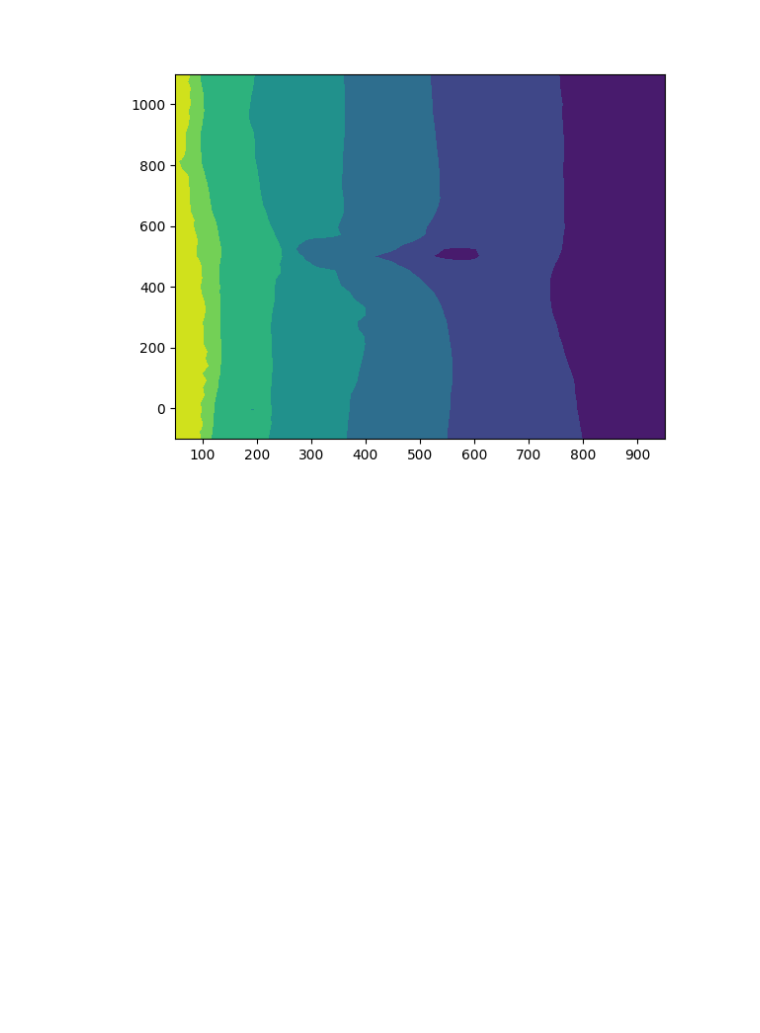
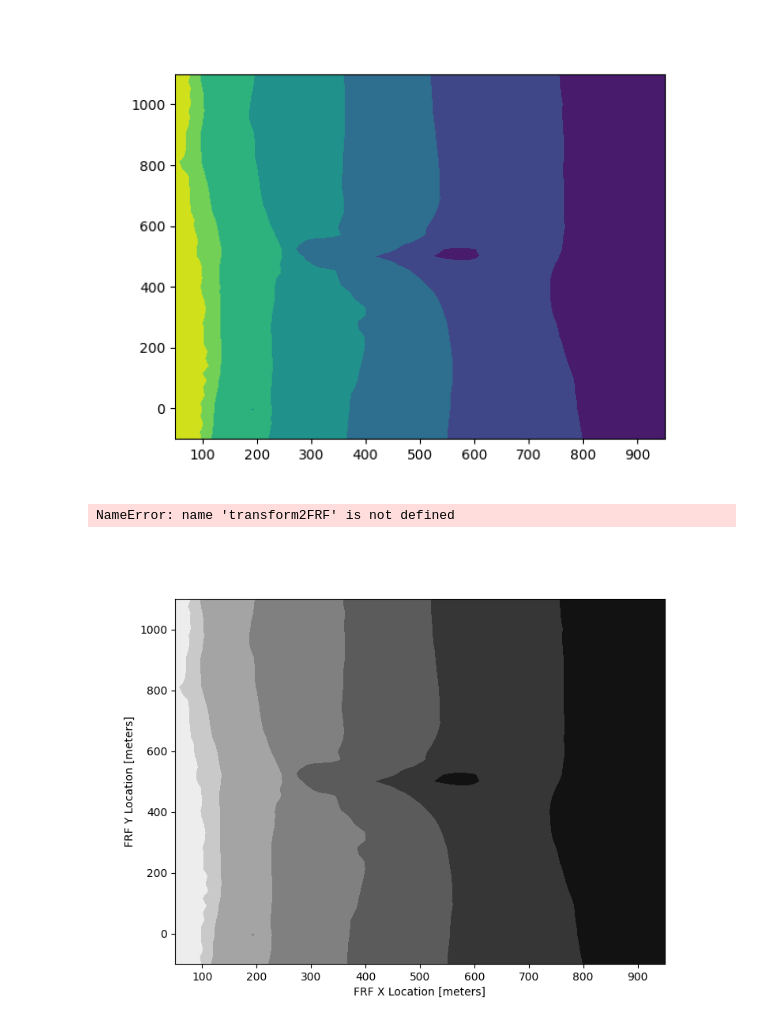
Before and after one commit to SASlabgroup/DUNEXMainExp, a Jupyter notebook: analysis/DUNEX-Data-exploration.ipynb, the cells around one changed output. Drawn from its saved outputs; the diff is of its cells as text; code cells hidden in the pictures; blank space fills up the shorter version.

Commit message:
testing more on the mission map function

```diff
--- a/analysis/DUNEX-Data-exploration.ipynb
+++ b/analysis/DUNEX-Data-exploration.ipynb
@@ -66,3 +66,74 @@ ax.contourf(xFRF_grid, yFRF_grid, bathy)
 # %% [output]
 <matplotlib.contour.QuadContourSet at 0x...>
 [figure]
+# %%
+# Mission 7 netCDF path
+mission_dir_path = '../microSWIFT_data/mission_7'
+mission_nc_path = '../microSWIFT_data/mission_7/mission_7.nc'
+
+# Load in netCDF file as a dataset
+mission_dataset = nc.Dataset(mission_nc_path, mode='r')
+
+# Get list of all microSWIFTs on the mission
+microSWIFTs_on_mission = list(mission_dataset.groups.keys())
+
+# Create map of all drift tracks during mission
+fig, ax = plt.subplots(figsize=(8,6))
+ax.set_xlabel('FRF X Location [meters]')
+ax.set_ylabel('FRF Y Location [meters]')
+
+# Add the FRF Bathymetry to the map
+# Data from September 28th, 2021
+bathy_url = 'https://chlthredds.erdc.dren.mil/thredds/dodsC/frf/geomorphology/DEMs/surveyDEM/data/FRF_geomorphology_DEMs_surveyDEM_20210928.nc'
+bathy_dataset = nc.Dataset(bathy_url)
+# Create grid from coordinates
+xFRF_grid, yFRF_grid = np.meshgrid(bathy_dataset['xFRF'][:],bathy_dataset['yFRF'][:])
+bathy = bathy_dataset['elevation'][0,:,:]
+ax.contourf(xFRF_grid, yFRF_grid, bathy, cmap='gray')
+
+# Sort time labels
+min_time_label = mission_dataset[microSWIFTs_on_mission[0]]['GPS']['time'][0]
+max_time_label = mission_dataset[microSWIFTs_on_mission[0]]['GPS']['time'][-1]
+
+# Sort x and y locations for map
+x, y = microSWIFTTools.transform2FRF(mission_dataset[microSWIFTs_on_mission[0]]['GPS']['lat'], mission_dataset[microSWIFTs_on_mission[0]]['GPS']['lon'])
+min_x = np.min(x)
+max_x = np.max(x)
+min_y = np.min(y)
+max_y = np.max(y)
+
+for microSWIFT in microSWIFTs_on_mission:
+    # Compute local coordinates from each lat-lon series
+    x, y = microSWIFTTools.transform2FRF(lat=mission_dataset[microSWIFT]['GPS']['lat'][:], lon=mission_dataset[microSWIFT]['GPS']['lon'][:])
+
+    # Plot the lat-lon map with color coded points in time
+    map = ax.scatter(x, y, c=mission_dataset[microSWIFT]['GPS']['time'][:], cmap='plasma')
+    # reset time labels for colormap
+    if mission_dataset[microSWIFT]['GPS']['time'][0] < min_time_label:
+        min_time_label = mission_dataset[microSWIFT]['GPS']['time'][0]
+    if mission_dataset[microSWIFT]['GPS']['time'][-1] > max_time_label:
+        max_time_label = mission_dataset[microSWIFT]['GPS']['time'][-1]
+    # Set max and min position
+    if np.min(x) < min_x:
+        min_x = np.min(x)
+    if np.max(x) > max_x:
+        max_x = np.max(x)
+    if np.min(y) < min_y:
+        min_y = np.min(y)
+    if np.max(y) > max_y:
+        max_y = np.max(y)
+
+# Set colorbar and figure properties
+cbar = fig.colorbar(map, ax=ax, ticks=[min_time_label, max_time_label])
+map.set_clim([min_time_label, max_time_label])
+ax.set_xlim([min_x, max_x])
+ax.set_ylim([min_y, max_y])
+cbar.ax.set_xlabel('Time [UTC]')
+time_labels = cftime.num2pydate([min_time_label, max_time_label],units=mission_dataset[microSWIFT]['GPS']['time'].units, calendar=mission_dataset[microSWIFT]['GPS']['time'].calendar)
+time_labels = [time_labels[0].strftime('%Y-%m-%d %H:%M'), time_labels[1].strftime('%Y-%m-%d %H:%M')]
+cbar.ax.set_yticklabels(time_labels, rotation=0, va='center')
+plt.tight_layout()
+ax.set_aspect('equal')
+# %% [output]
+NameError: name 'transform2FRF' is not defined
+[figure, added]
```
